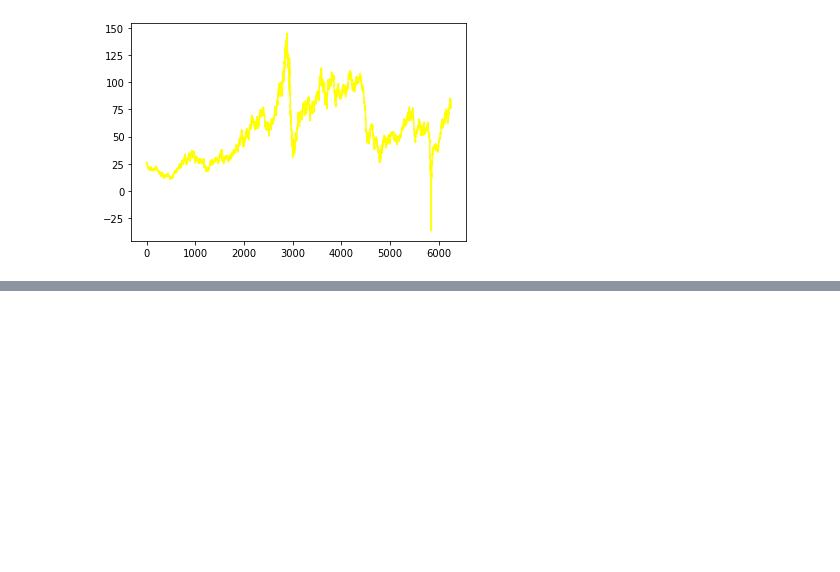
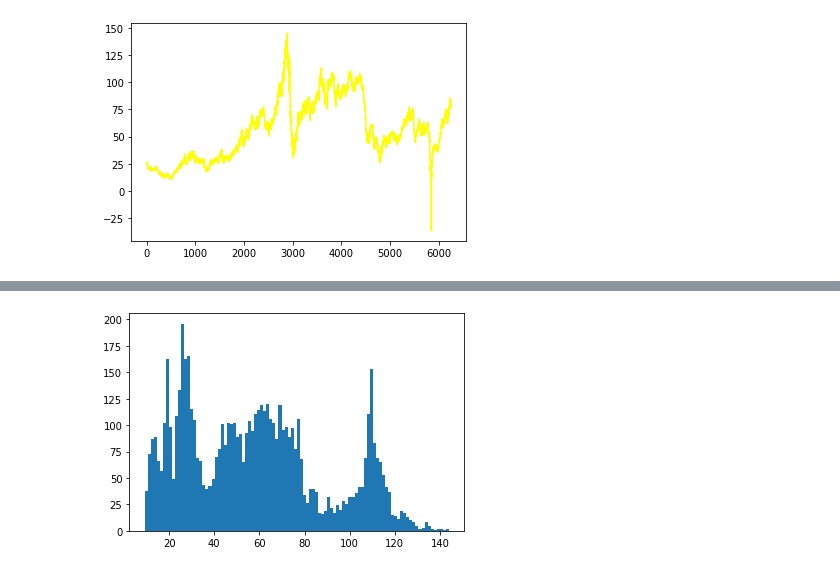
Before and after one commit to Sharath2021/Oil-and-Natural-gas-price-Analysis, a Jupyter notebook: Oil_&_Natural_Gas_price_Analysis.ipynb, the cells around one changed output, grey strips where cells are left out. Saved outputs shown, nothing was run; the diff lists cells and outputs as text; code cells hidden in the pictures; blank space fills up the shorter version.

```diff
--- a/Oil_&_Natural_Gas_price_Analysis.ipynb
+++ b/Oil_&_Natural_Gas_price_Analysis.ipynb
@@ -85,0 +96,4 @@ plot(wti_oil_prices['WTI_Price'],color= 'Yellow')
+# %%
+hist(brent_oil_prices['Brent_Price'], bins=100);
+# %% [output]
+[figure, added]
```
Also changed, not shown: parts of 4 cells of this notebook.
